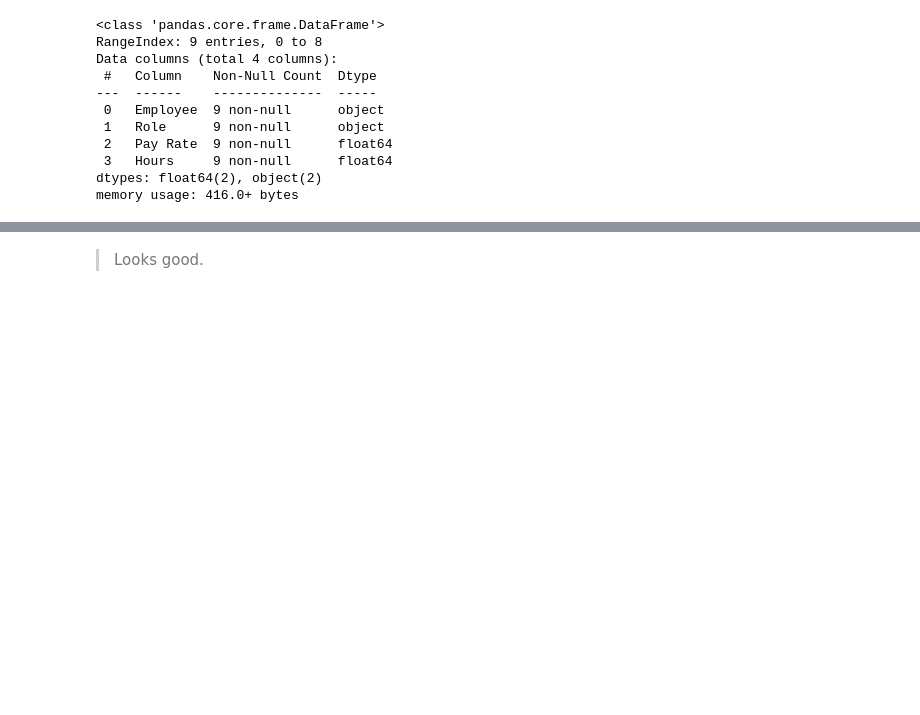
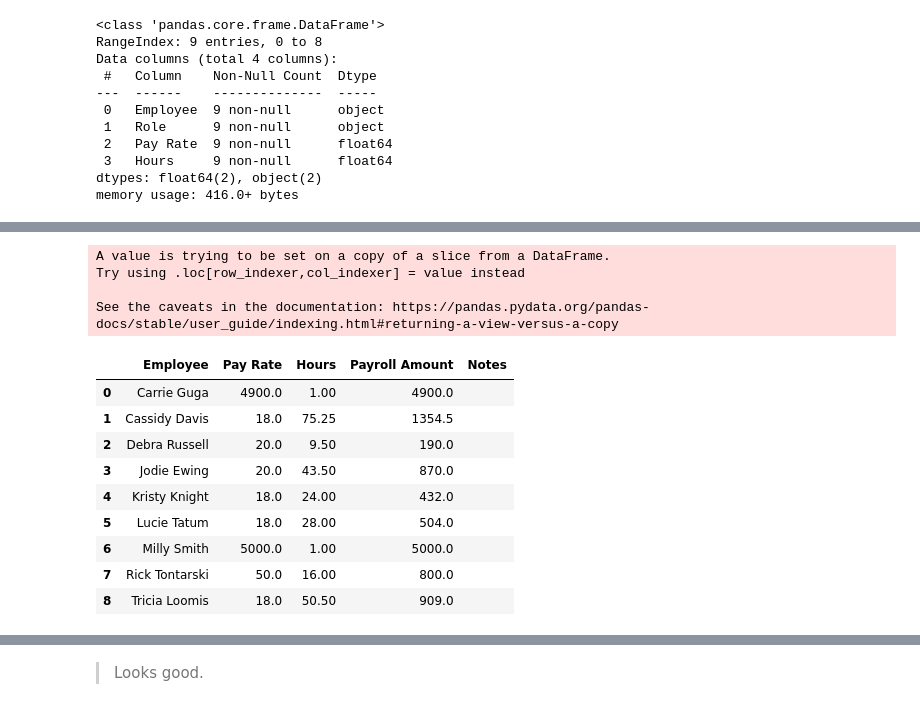
Before and after one commit to c-smith7/Payroll_script, a Jupyter notebook: analysis/Script_nb.ipynb, the cells around one changed output, grey strips where cells are left out. Saved outputs shown, nothing was run; the diff lists cells and outputs as text; code cells hidden in the pictures; blank space fills up the shorter version.

```diff
--- a/analysis/Script_nb.ipynb
+++ b/analysis/Script_nb.ipynb
@@ -198,3 +198,8 @@ Data columns (total 4 columns):
  3   Hours     9 non-null      float64
 dtypes: float64(2), object(2)
 memory usage: 416.0+ bytes
+# %%
+# apply function for payroll amount.
+
+wellness_payroll['Payroll Amount'] = wellness_payroll.apply(lambda x: payroll_amt(x['Pay Rate'], x['Hours']), axis=1)
+wellness_payroll
@@ -200,0 +222,19 @@ memory usage: 416.0+ bytes
+# %%
+# add notes column
+wellness_payroll['Notes'] = ''
+wellness_payroll
+# %% [output]
+A value is trying to be set on a copy of a slice from a DataFrame.
+Try using .loc[row_indexer,col_indexer] = value instead
+
+See the caveats in the documentation: https://pandas.pydata.org/pandas-docs/stable/user_guide/indexing.html#returning-a-view-versus-a-copy
+|  | Employee | Pay Rate | Hours | Payroll Amount | Notes |
+| 0 | Carrie Guga | 4900.0 | 1.00 | 4900.0 |  |
+| 1 | Cassidy Davis | 18.0 | 75.25 | 1354.5 |  |
+| 2 | Debra Russell | 20.0 | 9.50 | 190.0 |  |
+| 3 | Jodie Ewing | 20.0 | 43.50 | 870.0 |  |
+| 4 | Kristy Knight | 18.0 | 24.00 | 432.0 |  |
+| 5 | Lucie Tatum | 18.0 | 28.00 | 504.0 |  |
+| 6 | Milly Smith | 5000.0 | 1.00 | 5000.0 |  |
+| 7 | Rick Tontarski | 50.0 | 16.00 | 800.0 |  |
+| 8 | Tricia Loomis | 18.0 | 50.50 | 909.0 |  |
```
Also changed, not shown: parts of 13 cells of this notebook, 2 other files.
